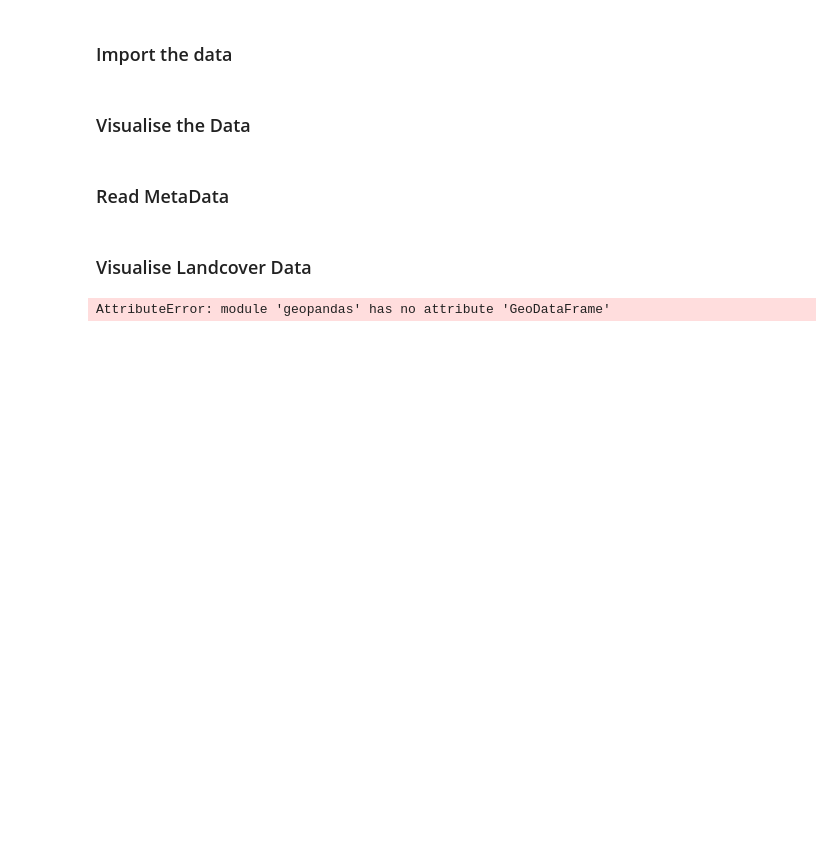
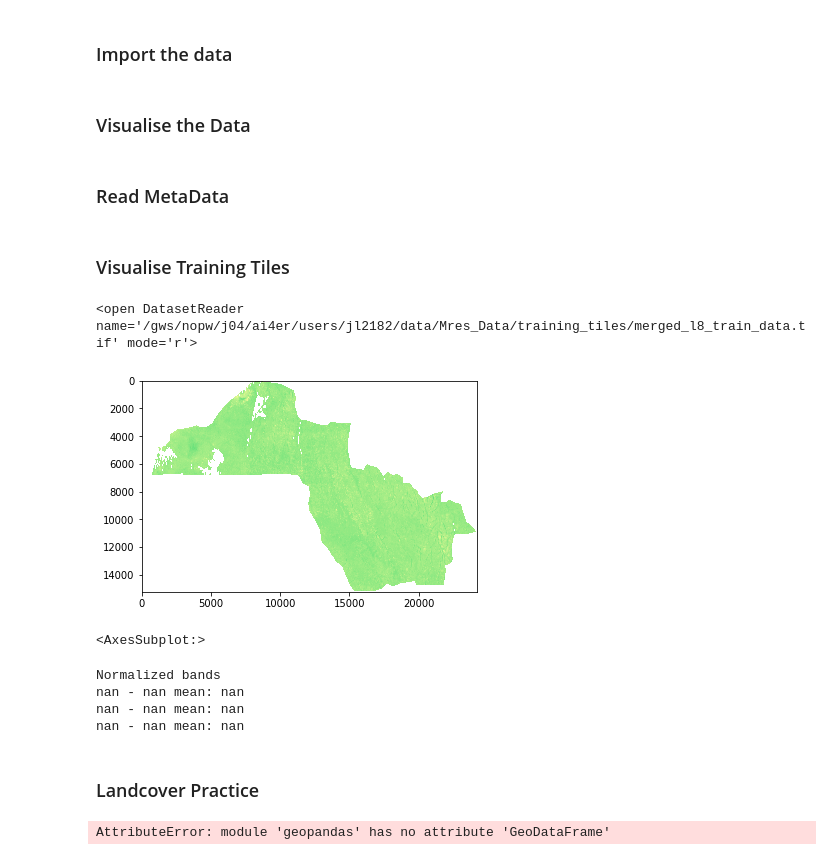
Before and after one commit to JoycelynLongdon/MRes_Research_Project, a Jupyter notebook: Notebooks/uploading_tif_files/Landsat_Data_Upload_And_Explore.ipynb, the cells around one changed output. Drawn from its saved outputs; the diff is of its cells as text; code cells hidden in the pictures; blank space fills up the shorter version.

```diff
--- a/Notebooks/uploading_tif_files/Landsat_Data_Upload_And_Explore.ipynb
+++ b/Notebooks/uploading_tif_files/Landsat_Data_Upload_And_Explore.ipynb
@@ -93,11 +93,21 @@ print(proj)
 # %%
 print(array)
 # %% [markdown]
-### Visualise Landcover Data
+### Visualise Training Tiles
 # %%
-#import data
-ESA_CCI = '/Users/joycelynlongdon/Desktop/Cambridge/CambridgeCoding/MRES/Data/ESA_CCI/CCI_Landcover_Maps/ESA_CCI_LC_Map_2013.tif'
-landcover_classes = '/Users/joycelynlongdon/Desktop/Cambridge/CambridgeCoding/MRES/Data/ESA_CCI/CCI_Landcover_Maps/ESACCI-LC-Legend.csv'
-classes = pd.read_csv(landcover_classes, delimiter=";", index_col=0)
-LC_src = rasterio.open(ESA_CCI)
-LC_array = LC_src.read()
+#list of test data files
+training_tile = '/gws/nopw/j04/ai4er/users/jl2182/data/Mres_Data/training_tiles/merged_l8_train_data.tif'
+
+#routine to visualise a given year and its bandsfor data in test_data:
+src = rasterio.open(training_tile)
+array = src.read()
+src
+# %% [output]
+<open DatasetReader name='/gws/nopw/j04/ai4er/users/jl2182/data/Mres_Data/training_tiles/merged_l8_train_data.tif' mode='r'>
+# %%
+#visualise one band
+band_1 = src.read(1)
+show(band_1, cmap='terrain')
+# %% [output]
+[figure, added]
+<AxesSubplot:>
@@ -104,3 +116,31 @@ LC_array = LC_src.read()
+# %%
+# Read the grid values into numpy arrays
+red = src.read(3)
+green = src.read(2)
+blue = src.read(1)
+
+# Function to normalize the grid values
+def normalize(array):
+    """Normalizes numpy arrays into scale 0.0 - 1.0"""
+    array_min, array_max = array.min(), array.max()
+    return ((array - array_min)/(array_max - array_min))
+
+# Normalize the bands
+redn = normalize(red)
+greenn = normalize(green)
+bluen = normalize(blue)
+
+print("Normalized bands")
+print(redn.min(), '-', redn.max(), 'mean:', redn.mean())
+print(greenn.min(), '-', greenn.max(), 'mean:', greenn.mean())
+print(bluen.min(), '-', bluen.max(), 'mean:', bluen.mean())
+# %% [output]
+Normalized bands
+nan - nan mean: nan
+nan - nan mean: nan
+nan - nan mean: nan
+# %% [markdown]
+### Landcover Practice
 # %%
 training_polygon = '/Users/joycelynlongdon/Desktop/Cambridge/CambridgeCoding/MRES/Data/GeoJSONS/DRC_Training_Polygon.geojson'
 studyRegion = gpd.GeoDataFrame({'geometry': training_polygon}, index=[0], crs=from_epsg(4326))
```
Also changed, not shown: parts of 2 cells of this notebook, 5 other files.
